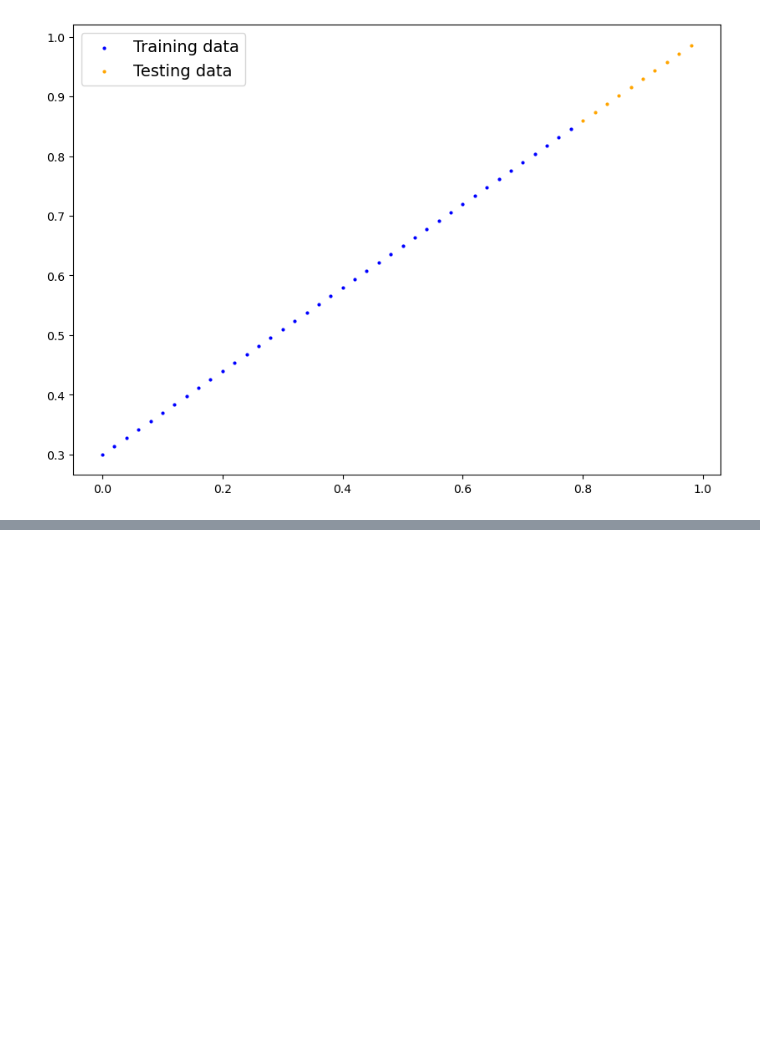
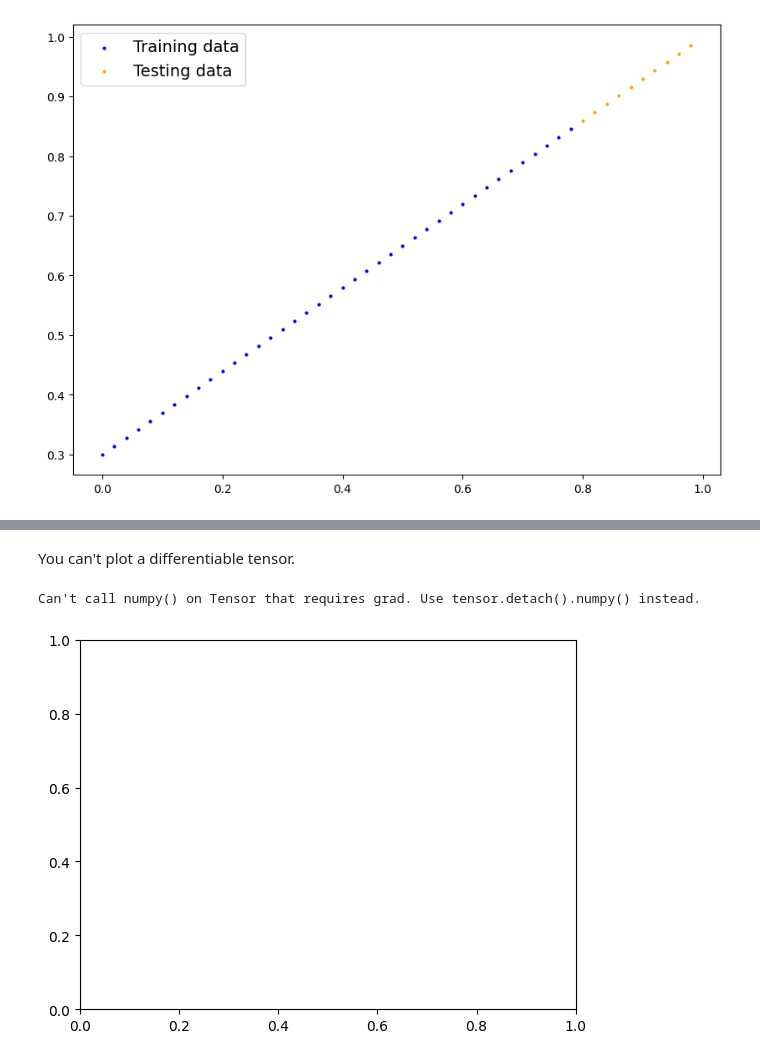
Before and after one commit to deven367/learning-pytorch, a Jupyter notebook: nbs/01-workflows.ipynb, the cells around one changed output, grey strips where cells are left out. Drawn from its saved outputs; the diff is of its cells as text; code cells hidden in the pictures; blank space fills up the shorter version.

```diff
--- a/nbs/01-workflows.ipynb
+++ b/nbs/01-workflows.ipynb
@@ -187,0 +191,2 @@ Epoch: 90 | MAE Train Loss: 0.02788740023970604 | MAE Test Loss: 0.0647355616092
+# %%
+new_preds = model_0(X_test)
@@ -187,0 +206,8 @@ Epoch: 90 | MAE Train Loss: 0.02788740023970604 | MAE Test Loss: 0.0647355616092
+# %% [markdown]
+You can't plot a differentiable tensor.
+# %%
+try: plt.plot(new_preds)
+except Exception as e: print(e)
+# %% [output]
+Can't call numpy() on Tensor that requires grad. Use tensor.detach().numpy() instead.
+[figure, added]
```
Also changed, not shown: parts of 18 cells of this notebook.
